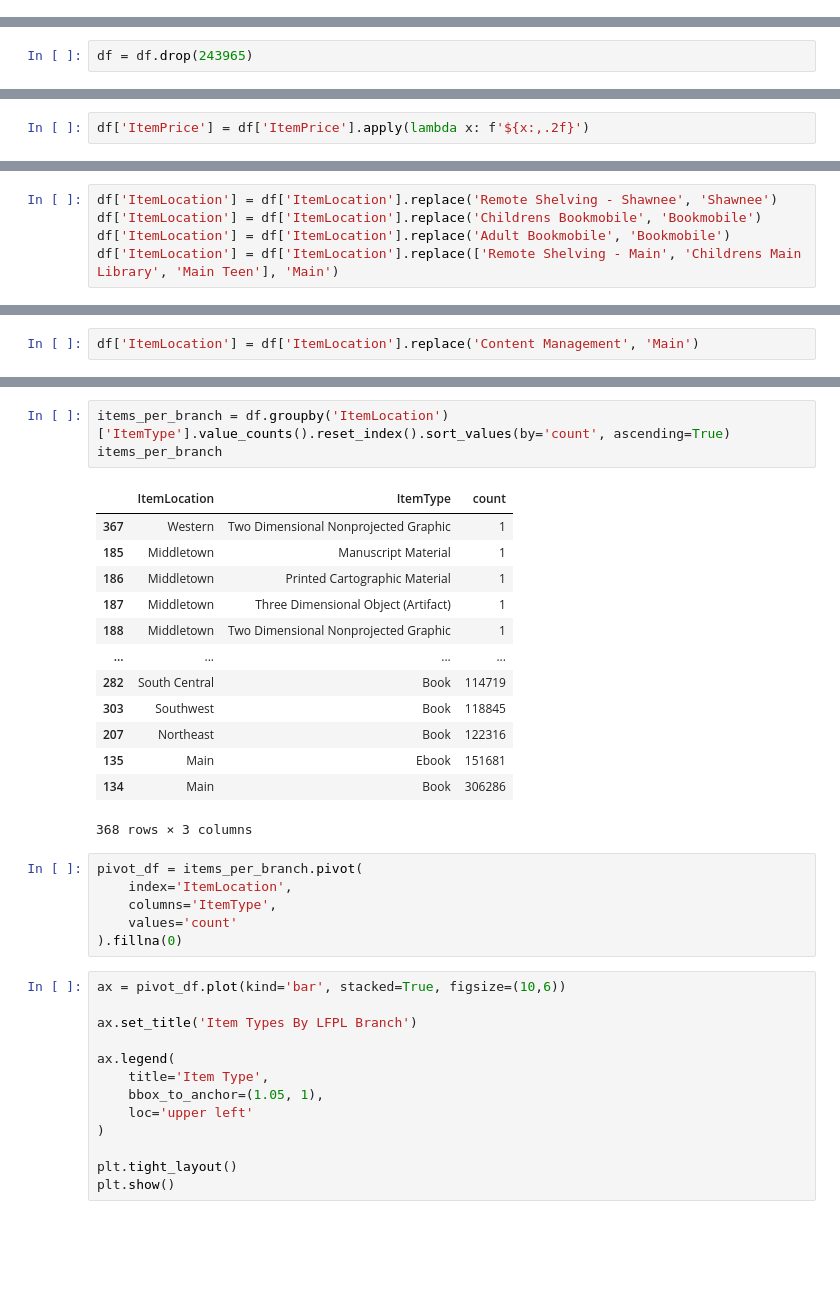
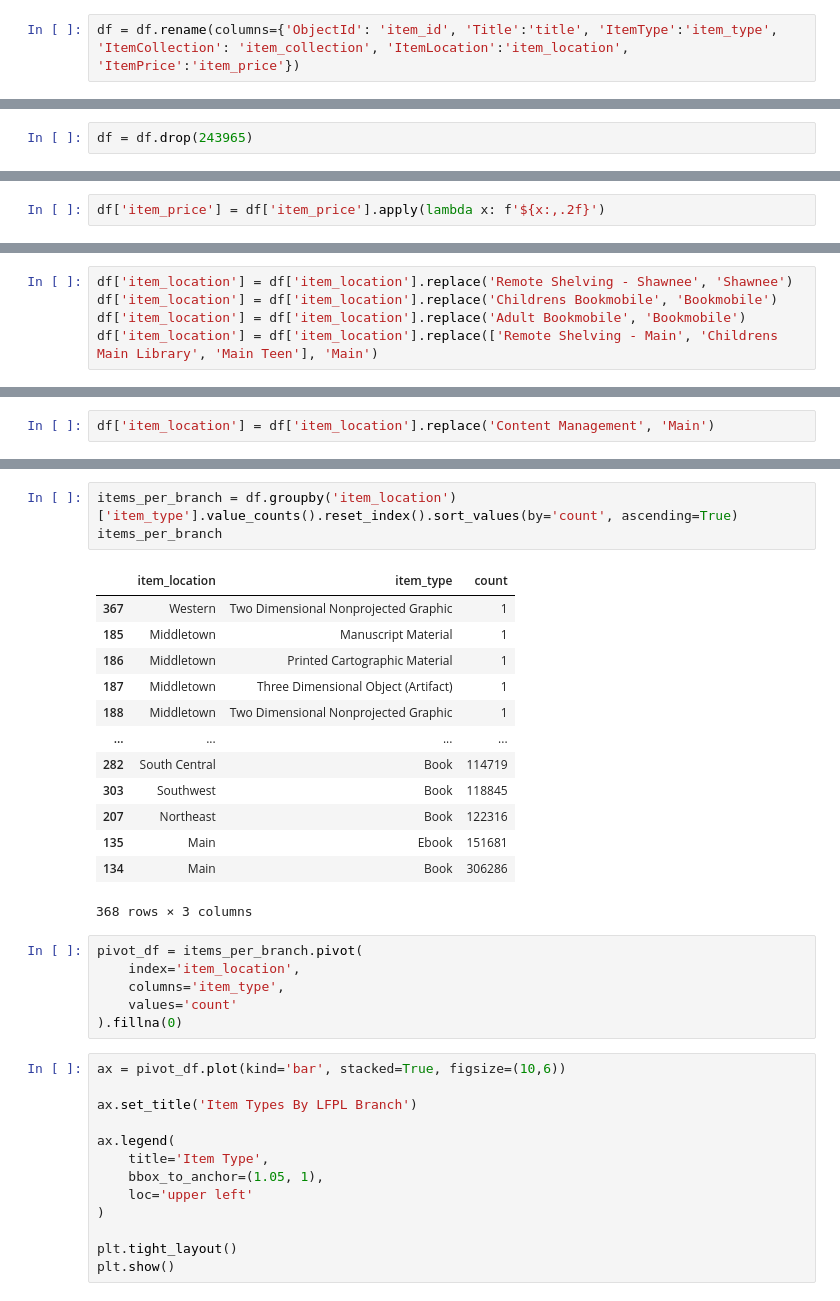
Before and after one commit to btl930/louisville_library_inventory_analysis, a Jupyter notebook: notebook/louisville_library_inventory_analysis.ipynb, the cells around one changed output, grey strips where cells are left out. Drawn from its saved outputs; the diff is of its cells as text; blank space fills up the shorter version.

```diff
--- a/notebook/louisville_library_inventory_analysis.ipynb
+++ b/notebook/louisville_library_inventory_analysis.ipynb
@@ -106 +50,3 @@ df.rename(columns={'ObjectId': 'item_id'}, inplace=True)
+# %%
+df = df.rename(columns={'ObjectId': 'item_id', 'Title':'title', 'ItemType':'item_type', 'ItemCollection': 'item_collection', 'ItemLocation':'item_location', 'ItemPrice':'item_price'})
 # %%
@@ -231,5 +165,5 @@ zero_item_price
 | 1657506 | See Night Run | Book | NaN | Childrens Main Library | 0.0 | 1657507 |
 239502 rows × 6 columns
 # %%
-df['ItemPrice'] = df['ItemPrice'].apply(lambda x: f'${x:,.2f}')
+df['item_price'] = df['item_price'].apply(lambda x: f'${x:,.2f}')
 # %%
@@ -266,8 +200,8 @@ plt.show()
 # %% [output]
 [figure]
 # %%
-df['ItemLocation'] = df['ItemLocation'].replace('Remote Shelving - Shawnee', 'Shawnee')
-df['ItemLocation'] = df['ItemLocation'].replace('Childrens Bookmobile', 'Bookmobile')
-df['ItemLocation'] = df['ItemLocation'].replace('Adult Bookmobile', 'Bookmobile')
-df['ItemLocation'] = df['ItemLocation'].replace(['Remote Shelving - Main', 'Childrens Main Library', 'Main Teen'], 'Main')
+df['item_location'] = df['item_location'].replace('Remote Shelving - Shawnee', 'Shawnee')
+df['item_location'] = df['item_location'].replace('Childrens Bookmobile', 'Bookmobile')
+df['item_location'] = df['item_location'].replace('Adult Bookmobile', 'Bookmobile')
+df['item_location'] = df['item_location'].replace(['Remote Shelving - Main', 'Childrens Main Library', 'Main Teen'], 'Main')
 # %%
@@ -280,4 +214,4 @@ The Penguin guide to compact discs and DVDs : Yearbook
 Name: count, dtype: int64
 # %%
-df['ItemLocation'] = df['ItemLocation'].replace('Content Management', 'Main')
+df['item_location'] = df['item_location'].replace('Content Management', 'Main')
 # %%
@@ -301,10 +235,10 @@ plt.show()
 # %% [output]
 [figure]
 # %%
-items_per_branch = df.groupby('ItemLocation')['ItemType'].value_counts().reset_index().sort_values(by='count', ascending=True)
+items_per_branch = df.groupby('item_location')['item_type'].value_counts().reset_index().sort_values(by='count', ascending=True)
 items_per_branch
 # %% [output]
-|  | ItemLocation | ItemType | count |
+|  | item_location | item_type | count |
 | 367 | Western | Two Dimensional Nonprojected Graphic | 1 |
 | 185 | Middletown | Manuscript Material | 1 |
 | 186 | Middletown | Printed Cartographic Material | 1 |
@@ -319,8 +253,8 @@ items_per_branch
 368 rows × 3 columns
 # %%
 pivot_df = items_per_branch.pivot(
-    index='ItemLocation',
-    columns='ItemType',
+    index='item_location',
+    columns='item_type',
     values='count'
 ).fillna(0)
 # %%
```
Also changed, not shown: parts of 45 cells of this notebook.
